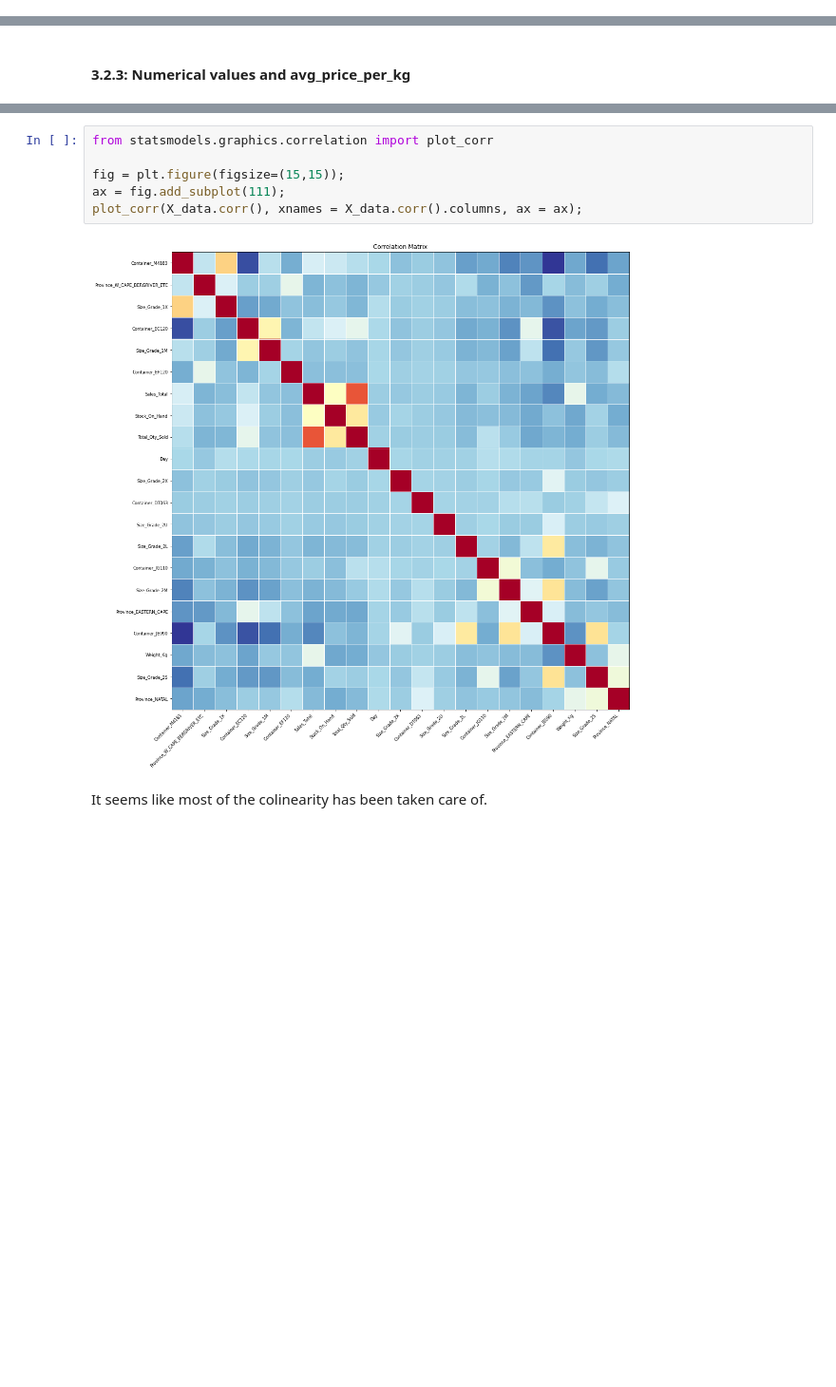
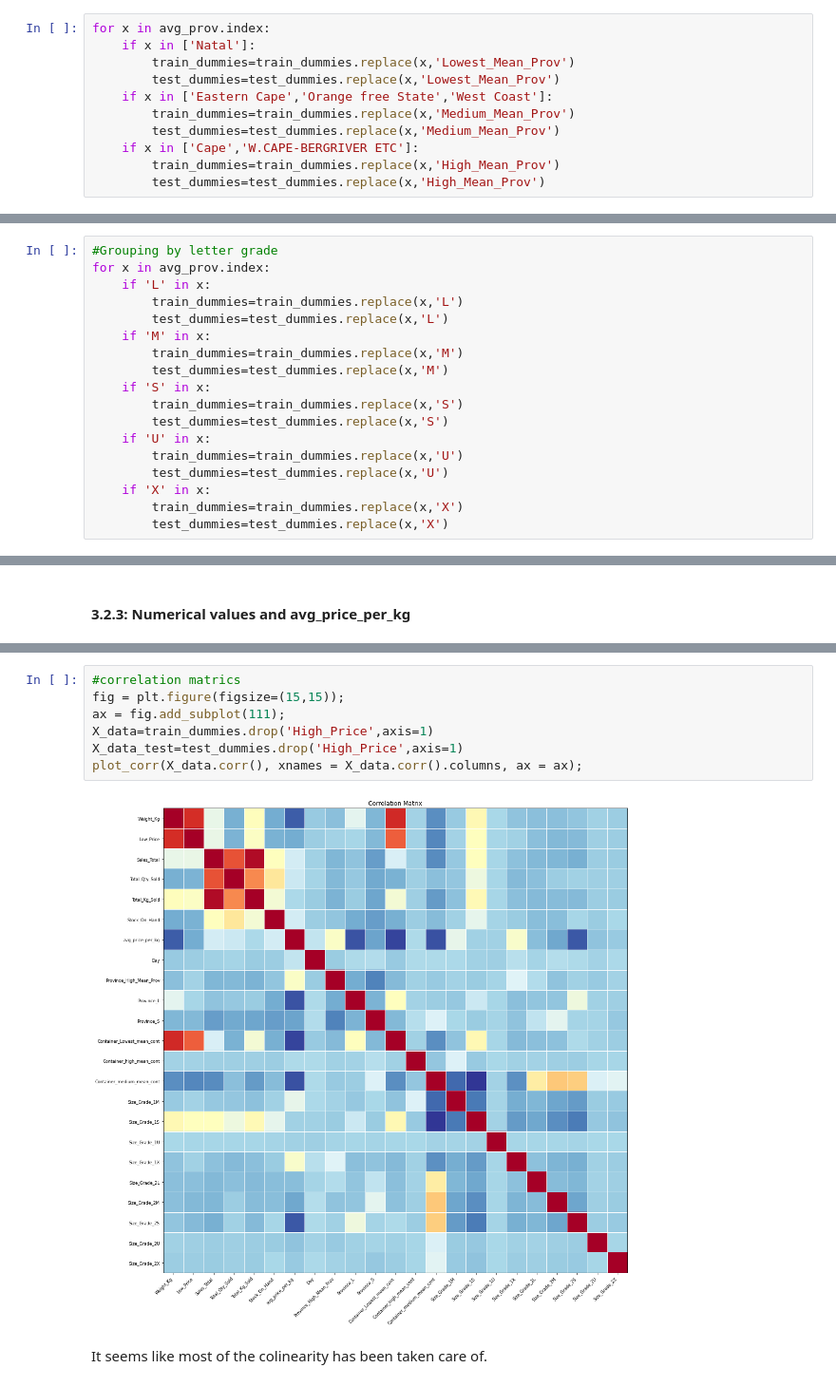
Before and after one commit to Jason-F/JM2_Team_Project, a Jupyter notebook: JM2_Regression_Project_v0.8.ipynb, the cells around one changed output, grey strips where cells are left out. Shown: that part at 95% size. Drawn from its saved outputs; the diff is of its cells as text; blank space fills up the shorter version.

```diff
--- a/JM2_Regression_Project_v0.8.ipynb
+++ b/JM2_Regression_Project_v0.8.ipynb
@@ -332,10 +359,39 @@ sns.barplot(x=avg_prov.index,y=avg_prov)
 plt.tick_params(labelrotation=45)
 # %% [output]
 [figure]
+# %%
+for x in avg_prov.index:
+    if x in ['Natal']:
+        train_dummies=train_dummies.replace(x,'Lowest_Mean_Prov')
+        test_dummies=test_dummies.replace(x,'Lowest_Mean_Prov')
+    if x in ['Eastern Cape','Orange free State','West Coast']:
+        train_dummies=train_dummies.replace(x,'Medium_Mean_Prov')
+        test_dummies=test_dummies.replace(x,'Medium_Mean_Prov')
+    if x in ['Cape','W.CAPE-BERGRIVER ETC']:
+        train_dummies=train_dummies.replace(x,'High_Mean_Prov')
+        test_dummies=test_dummies.replace(x,'High_Mean_Prov')
 # %%
 avg_sgr=train_dummies.groupby('Size_Grade')['avg_price_per_kg'].mean()
 sns.barplot(x=avg_sgr.index,y=avg_sgr)
 plt.tick_params(labelrotation=45)
 # %% [output]
 [figure]
+# %%
+#Grouping by letter grade
+for x in avg_prov.index:
+    if 'L' in x:
+        train_dummies=train_dummies.replace(x,'L')
+        test_dummies=test_dummies.replace(x,'L')
+    if 'M' in x:
+        train_dummies=train_dummies.replace(x,'M')
+        test_dummies=test_dummies.replace(x,'M')
+    if 'S' in x:
+        train_dummies=train_dummies.replace(x,'S')
+        test_dummies=test_dummies.replace(x,'S')
+    if 'U' in x:
+        train_dummies=train_dummies.replace(x,'U')
+        test_dummies=test_dummies.replace(x,'U')
+    if 'X' in x:
+        train_dummies=train_dummies.replace(x,'X')
+        test_dummies=test_dummies.replace(x,'X')
 # %% [markdown]
@@ -451,10 +512,11 @@ X_data_test=X_data_test.drop(['Container_IA400','Low_Price','High_Price'],axis=1
 # %%
-from statsmodels.graphics.correlation import plot_corr
-
+#correlation matrics
 fig = plt.figure(figsize=(15,15));
 ax = fig.add_subplot(111);
+X_data=train_dummies.drop('High_Price',axis=1)
+X_data_test=test_dummies.drop('High_Price',axis=1)
 plot_corr(X_data.corr(), xnames = X_data.corr().columns, ax = ax);
 # %% [output]
-[figure, old version]
+[figure, new version]
 # %% [markdown]
 It seems like most of the colinearity has been taken care of.
```
Also changed, not shown: parts of 32 cells of this notebook.
